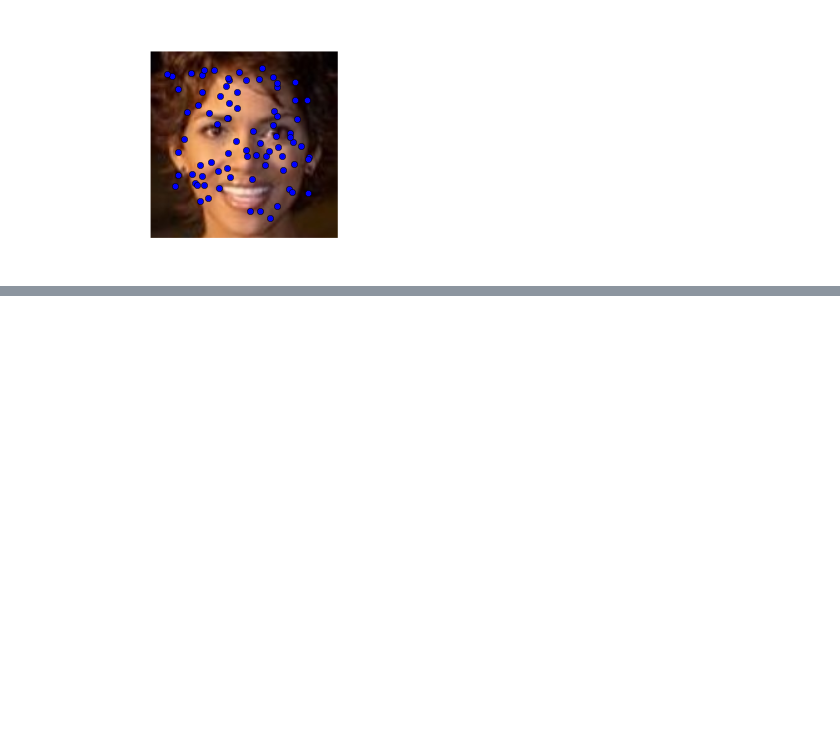
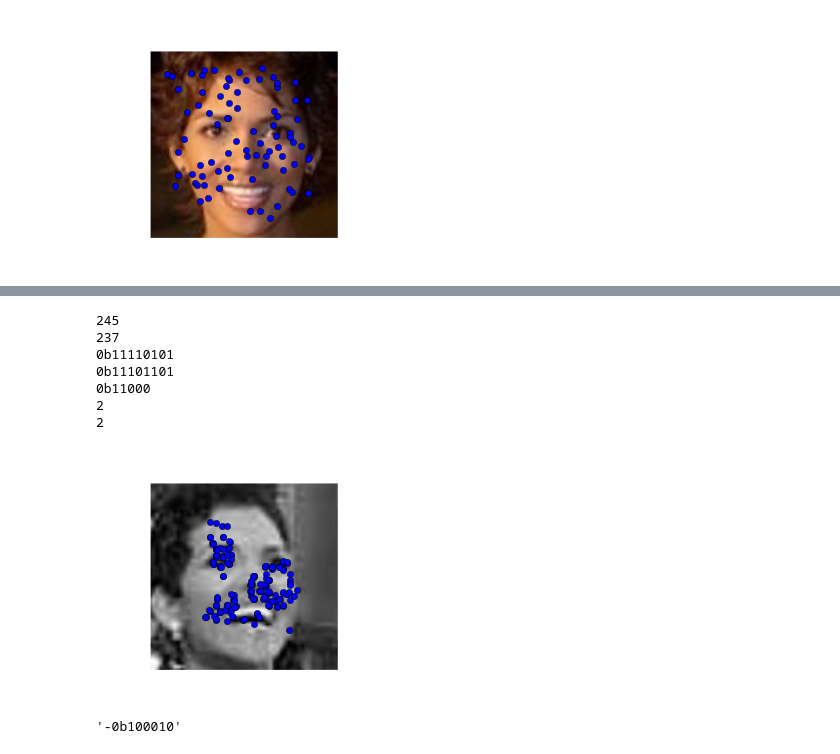
Before and after one commit to arnfred/Mirror-Match, a Jupyter notebook: code/descriptors/OpenCV-Surf.ipynb, the cells around one changed output, grey strips where cells are left out. Saved outputs shown, nothing was run; the diff lists cells and outputs as text; code cells hidden in the pictures; blank space fills up the shorter version.

```diff
--- a/code/descriptors/OpenCV-Surf.ipynb
+++ b/code/descriptors/OpenCV-Surf.ipynb
@@ -145,0 +144,41 @@ NameError: name 'blah' is not defined
+# %%
+im = f.loadImage(p1)
+feature = cv2.FeatureDetector_create("ORB")
+keypoints = feature.detect(im)
+#print(len(keypoints))
+import operator
+extractor = cv2.DescriptorExtractor_create("BRIEF")
+kps, descriptors = extractor.compute(im, keypoints)
+
+def hammingDistance(n,m):
+    k = n ^ m
+    count = 0
+    while(k):
+        k &= k - 1
+        count += 1
+    return(count)
+
+
+n = descriptors[0][0]
+m = descriptors[0][5]
+print(n)
+print(m)
+print(bin(n))
+print("" + bin(m))
+print(bin(n ^ m))
+print(bitCount(n ^ m))
+hm = hammingDistance(m,n)
+print(hm)
+
+sift.plot_features(im, getPositions(keypoints))
+bin(-34)
+# %% [output]
+245
+237
+0b11110101
+0b11101101
+0b11000
+2
+2
+[figure, added]
+'-0b100010'
```
Also changed, not shown: parts of 6 cells of this notebook, 3 other files.
